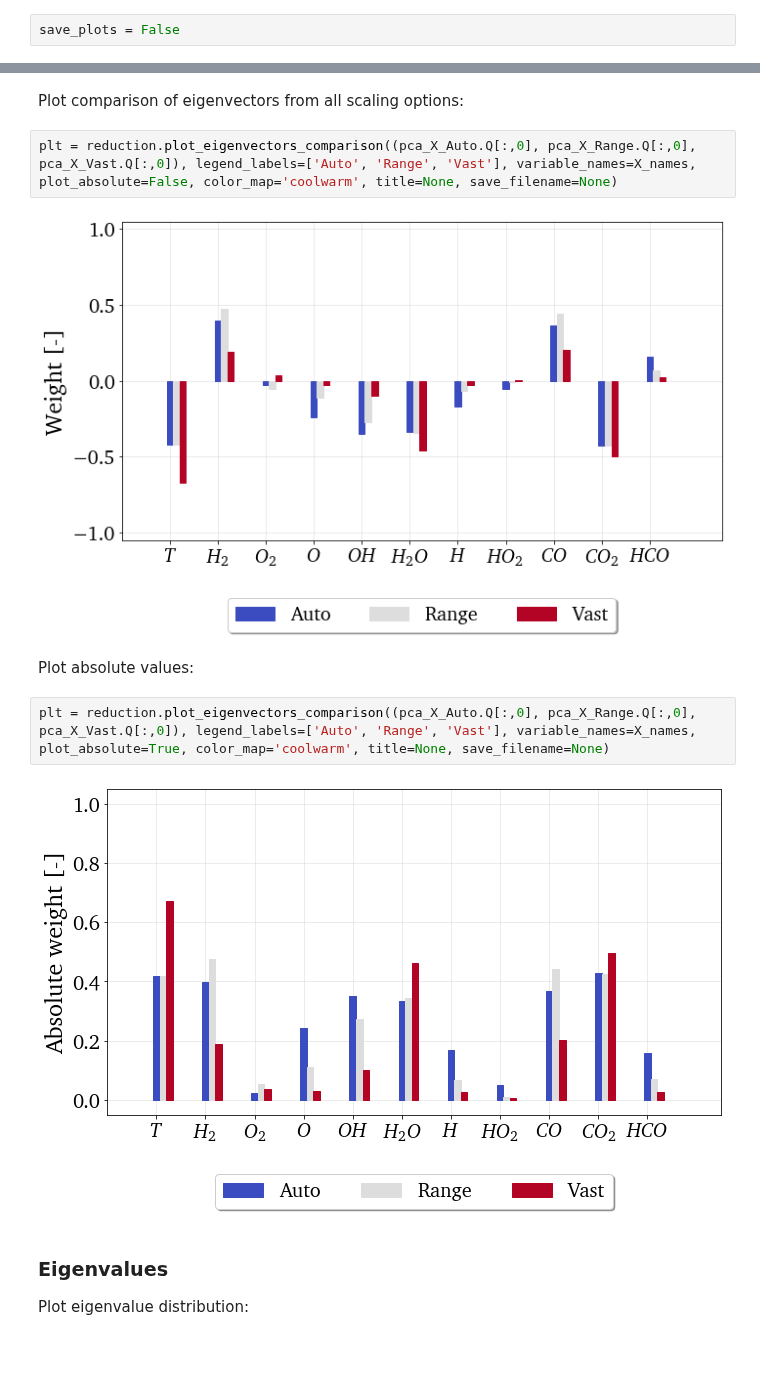
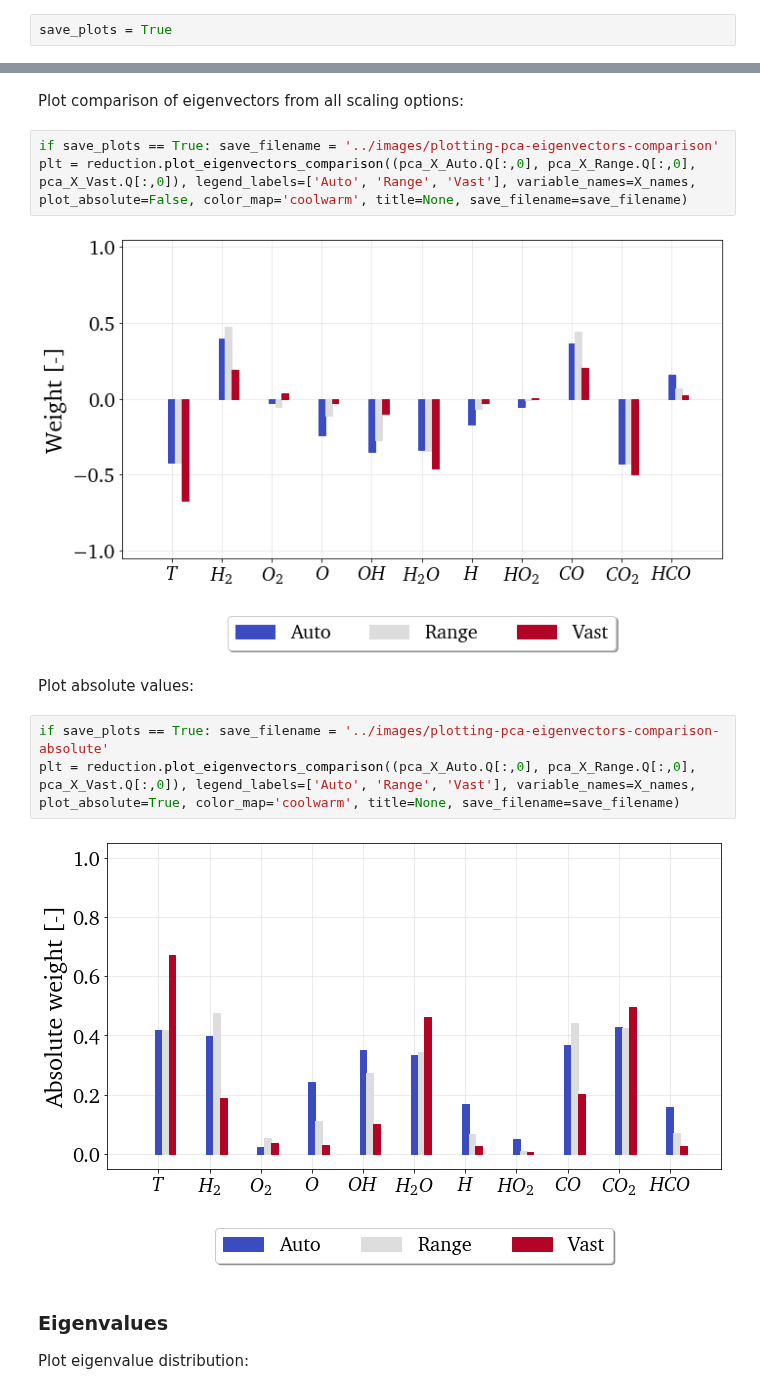
Before and after one commit to kamilazdybal/PCAfold, a Jupyter notebook: docs/tutorials/demo-pca.ipynb, the cells around one changed output, grey strips where cells are left out. Cells and saved outputs as stored; diff of their text form; blank space fills up the shorter version.

```diff
--- a/docs/tutorials/demo-pca.ipynb
+++ b/docs/tutorials/demo-pca.ipynb
@@ -13,7 +13,7 @@ In this notebook we present PCA-related functionalities from the ``reduction`` m
 # %% [markdown]
 **Should plots be saved?**
 # %%
-save_plots = False
+save_plots = True
 # %% [markdown]
 ***
 <a id='global_local_pca'></a>
@@ -236,15 +238,17 @@ plt = reduction.plot_eigenvectors(pca_X_Auto.Q[:,0], eigenvectors_indices=[], va
 # %% [markdown]
 Plot comparison of eigenvectors from all scaling options:
 # %%
-plt = reduction.plot_eigenvectors_comparison((pca_X_Auto.Q[:,0], pca_X_Range.Q[:,0], pca_X_Vast.Q[:,0]), legend_labels=['Auto', 'Range', 'Vast'], variable_names=X_names, plot_absolute=False, color_map='coolwarm', title=None, save_filename=None)
+if save_plots == True: save_filename = '../images/plotting-pca-eigenvectors-comparison'
+plt = reduction.plot_eigenvectors_comparison((pca_X_Auto.Q[:,0], pca_X_Range.Q[:,0], pca_X_Vast.Q[:,0]), legend_labels=['Auto', 'Range', 'Vast'], variable_names=X_names, plot_absolute=False, color_map='coolwarm', title=None, save_filename=save_filename)
 # %% [output]
-[figure, old version]
+[figure, new version]
 # %% [markdown]
 Plot absolute values:
 # %%
-plt = reduction.plot_eigenvectors_comparison((pca_X_Auto.Q[:,0], pca_X_Range.Q[:,0], pca_X_Vast.Q[:,0]), legend_labels=['Auto', 'Range', 'Vast'], variable_names=X_names, plot_absolute=True, color_map='coolwarm', title=None, save_filename=None)
+if save_plots == True: save_filename = '../images/plotting-pca-eigenvectors-comparison-absolute'
+plt = reduction.plot_eigenvectors_comparison((pca_X_Auto.Q[:,0], pca_X_Range.Q[:,0], pca_X_Vast.Q[:,0]), legend_labels=['Auto', 'Range', 'Vast'], variable_names=X_names, plot_absolute=True, color_map='coolwarm', title=None, save_filename=save_filename)
 # %% [output]
-[figure, old version]
+[figure, new version]
 # %% [markdown]
 ### Eigenvalues
 
```
Also changed, not shown: parts of 13 cells of this notebook, 17 other files.
